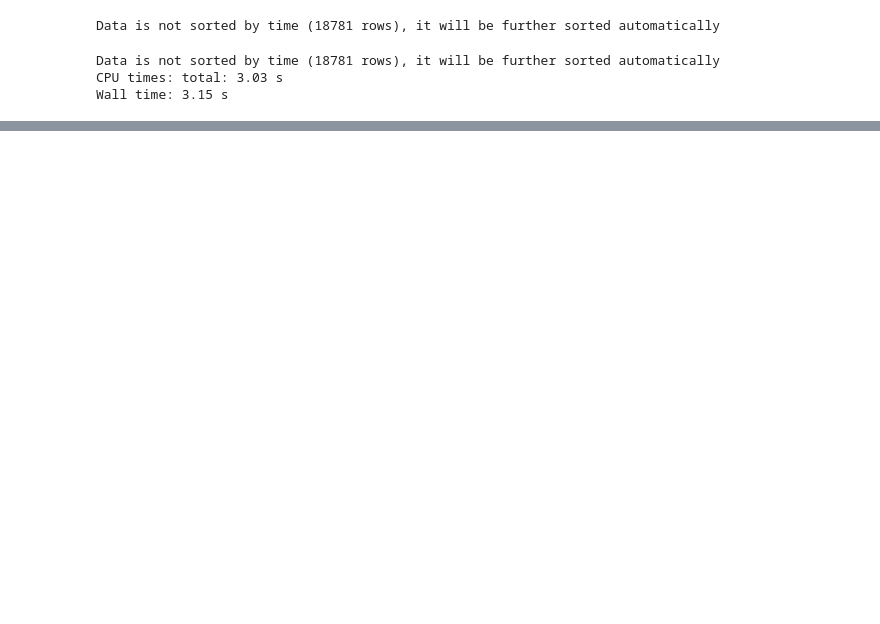
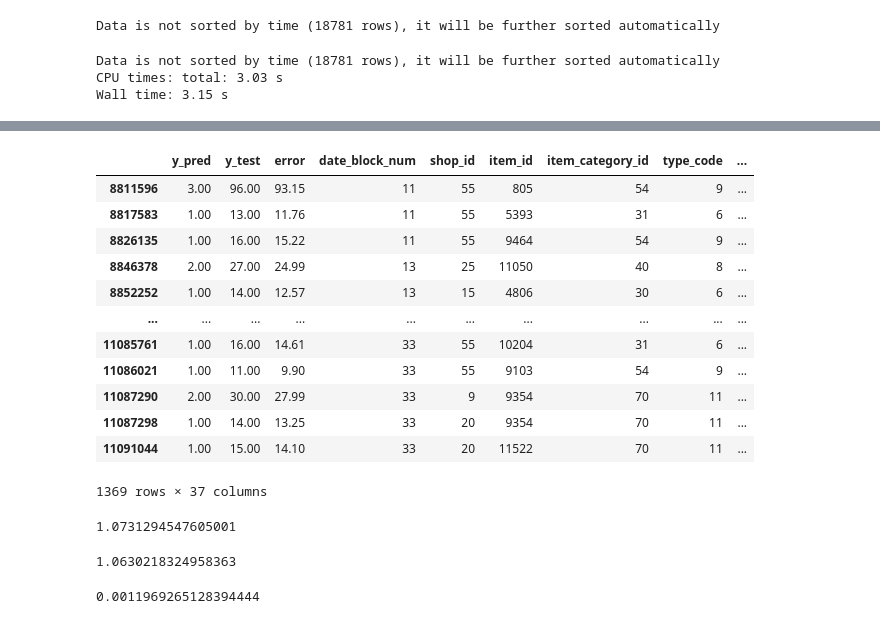
Before and after one commit to Yarmmax/DS_Intership, a Jupyter notebook: Advanced modeling.ipynb, the cells around one changed output, grey strips where cells are left out. Drawn from its saved outputs; the diff is of its cells as text; code cells hidden in the pictures; blank space fills up the shorter version.

```diff
--- a/Advanced modeling.ipynb
+++ b/Advanced modeling.ipynb
@@ -720,0 +892,29 @@ for ID in submission_examples:
+# %%
+errors_info[errors_info.error_type_2 > 10]
+# %% [output]
+|  | y_pred | y_test | error | date_block_num | shop_id | item_id | item_category_id | type_code | ... |
+| 8811596 | 3.00 | 96.00 | 93.15 | 11 | 55 | 805 | 54 | 9 | ... |
+| 8817583 | 1.00 | 13.00 | 11.76 | 11 | 55 | 5393 | 31 | 6 | ... |
+| 8826135 | 1.00 | 16.00 | 15.22 | 11 | 55 | 9464 | 54 | 9 | ... |
+| 8846378 | 2.00 | 27.00 | 24.99 | 13 | 25 | 11050 | 40 | 8 | ... |
+| 8852252 | 1.00 | 14.00 | 12.57 | 13 | 15 | 4806 | 30 | 6 | ... |
+| ... | ... | ... | ... | ... | ... | ... | ... | ... | ... |
+| 11085761 | 1.00 | 16.00 | 14.61 | 33 | 55 | 10204 | 31 | 6 | ... |
+| 11086021 | 1.00 | 11.00 | 9.90 | 33 | 55 | 9103 | 54 | 9 | ... |
+| 11087290 | 2.00 | 30.00 | 27.99 | 33 | 9 | 9354 | 70 | 11 | ... |
+| 11087298 | 1.00 | 14.00 | 13.25 | 33 | 20 | 9354 | 70 | 11 | ... |
+| 11091044 | 1.00 | 15.00 | 14.10 | 33 | 20 | 11522 | 70 | 11 | ... |
+1369 rows × 37 columns
+# %%
+errors_info.error_type_1.mean()
+# %% [output]
+1.0731294547605001
+# %%
+errors_info.error_type_2.mean()
+# %% [output]
+1.0630218324958363
+# %%
+k = 10
+(errors_info[errors_info.error_type_1 > k].shape[0] + errors_info[errors_info.error_type_2 > k].shape[0]) / X_test.shape[0]
+# %% [output]
+0.0011969265128394444
```
Also changed, not shown: parts of 30 cells of this notebook, 4 other files.
